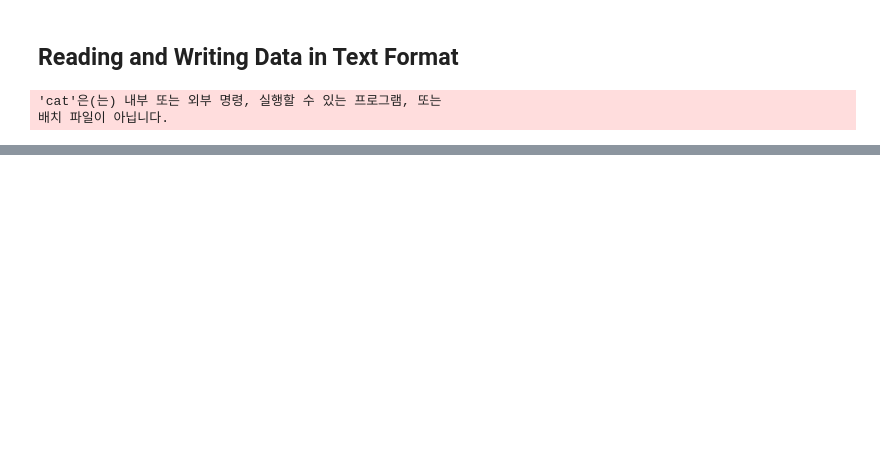
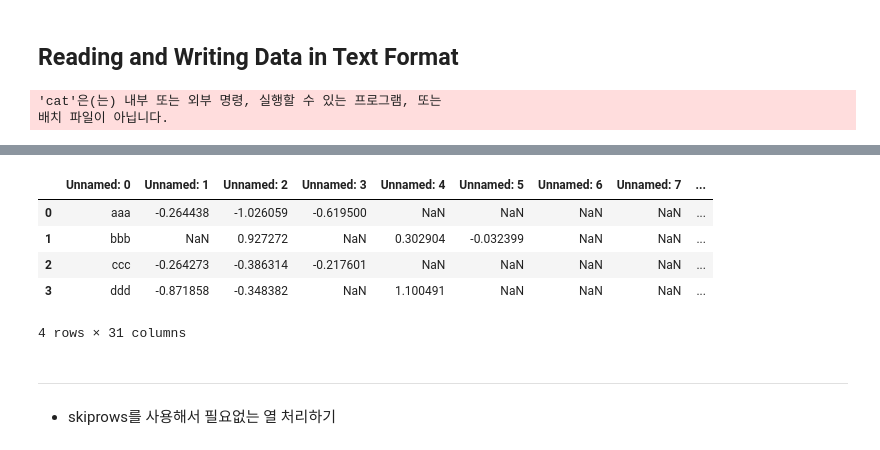
Before and after one commit to Yeyoung/01python, a Jupyter notebook: ch06.ipynb, the cells around one changed output, grey strips where cells are left out. Drawn from its saved outputs; the diff is of its cells as text; code cells hidden in the pictures; blank space fills up the shorter version.

```diff
--- a/ch06.ipynb
+++ b/ch06.ipynb
@@ -35,0 +149,13 @@ IOError: File ch06/ex1.csv does not exist
+# %%
+result = pd.read_table('https://raw.githubusercontent.com/pydata/pydata-book/master/ch06/ex3.txt', sep=' ')
+result
+# %% [output]
+|  | Unnamed: 0 | Unnamed: 1 | Unnamed: 2 | Unnamed: 3 | Unnamed: 4 | Unnamed: 5 | Unnamed: 6 | Unnamed: 7 | ... |
+| 0 | aaa | -0.264438 | -1.026059 | -0.619500 | NaN | NaN | NaN | NaN | ... |
+| 1 | bbb | NaN | 0.927272 | NaN | 0.302904 | -0.032399 | NaN | NaN | ... |
+| 2 | ccc | -0.264273 | -0.386314 | -0.217601 | NaN | NaN | NaN | NaN | ... |
+| 3 | ddd | -0.871858 | -0.348382 | NaN | 1.100491 | NaN | NaN | NaN | ... |
+4 rows × 31 columns
+# %% [markdown]
+-------------
+- skiprows를 사용해서 필요없는 열 처리하기
```
Also changed, not shown: parts of 158 cells of this notebook.
